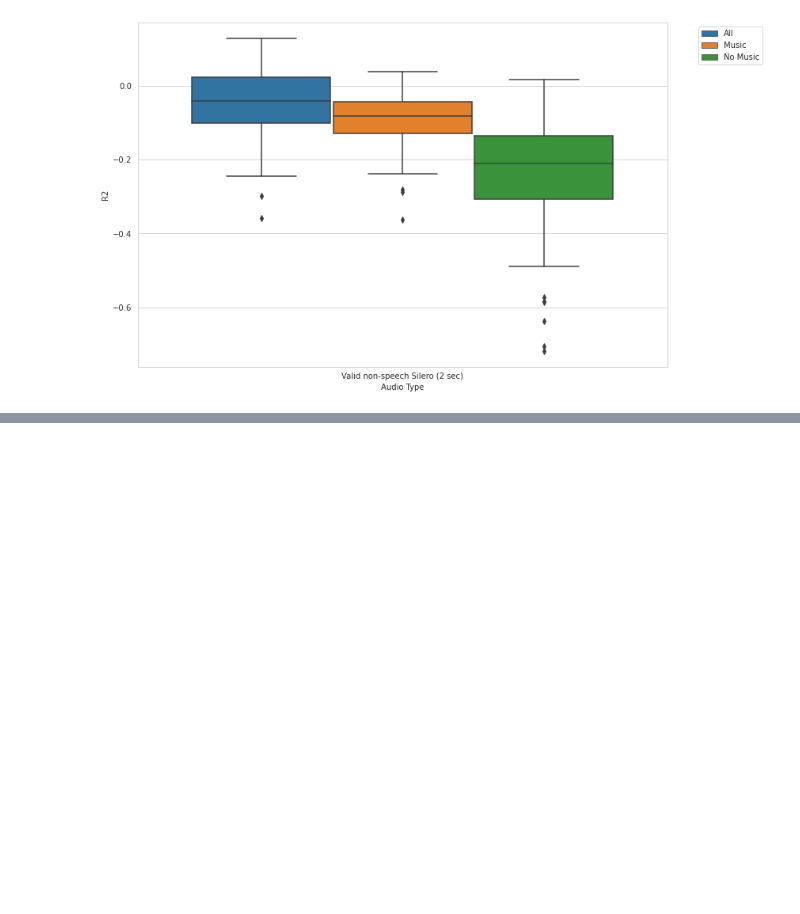
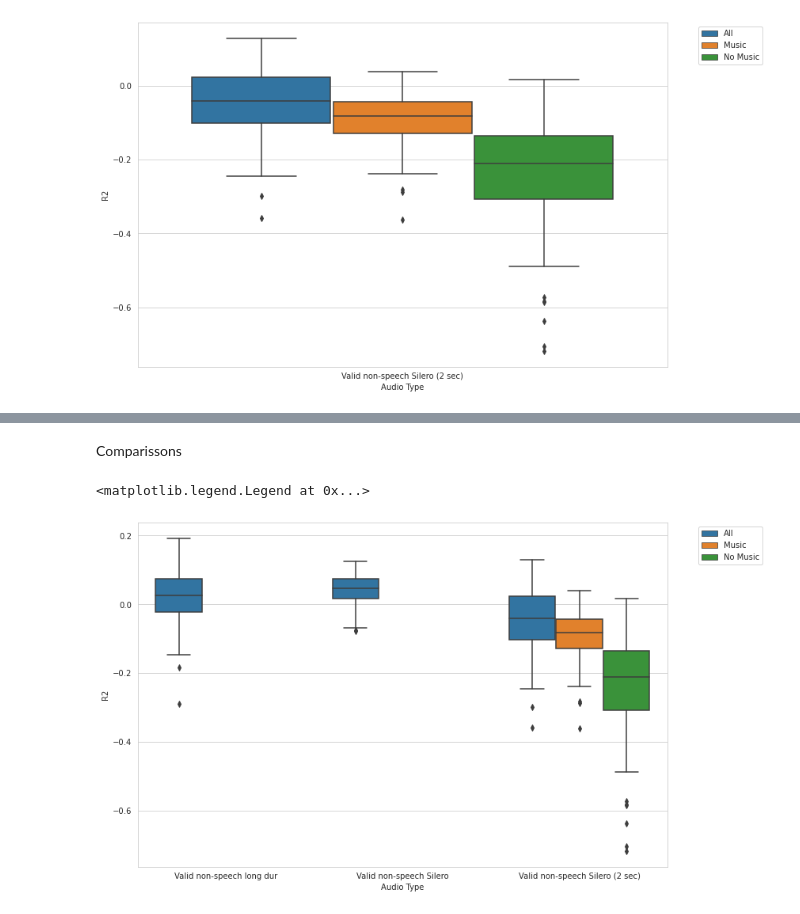
Before and after one commit to germanbarchi/OCEAN-TRUST, a Jupyter notebook: draft_experiments/manual_annotations_no_speech_in_music.ipynb, the cells around one changed output, grey strips where cells are left out. Cells and saved outputs as stored; diff of their text form; code cells hidden in the pictures; blank space fills up the shorter version.

```diff
--- a/draft_experiments/manual_annotations_no_speech_in_music.ipynb
+++ b/draft_experiments/manual_annotations_no_speech_in_music.ipynb
@@ -215,0 +263,14 @@ plt.legend(bbox_to_anchor=(1.05, 1), loc=2)
+# %% [markdown]
+Comparissons
+# %%
+df_final_=pd.concat([df_complete,df_])
+# %%
+plt.figure(figsize=(12, 8))
+sns.set_style("whitegrid")
+ax=sns.boxplot(data=df_final_,x='audio_type',y='r2',hue='filter')
+ax.set(xlabel='Audio Type', ylabel='R2')
+plt.xticks(rotation=0)
+plt.legend(bbox_to_anchor=(1.05, 1), loc=2)
+# %% [output]
+<matplotlib.legend.Legend at 0x...>
+[figure, added]
```
Also changed, not shown: parts of 17 cells of this notebook.
